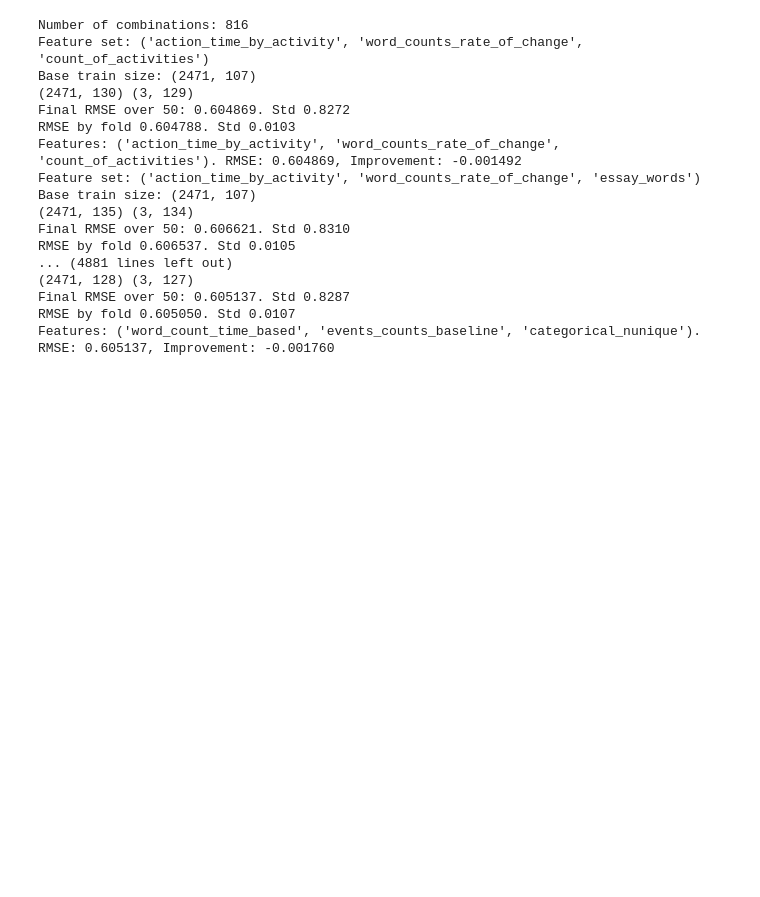
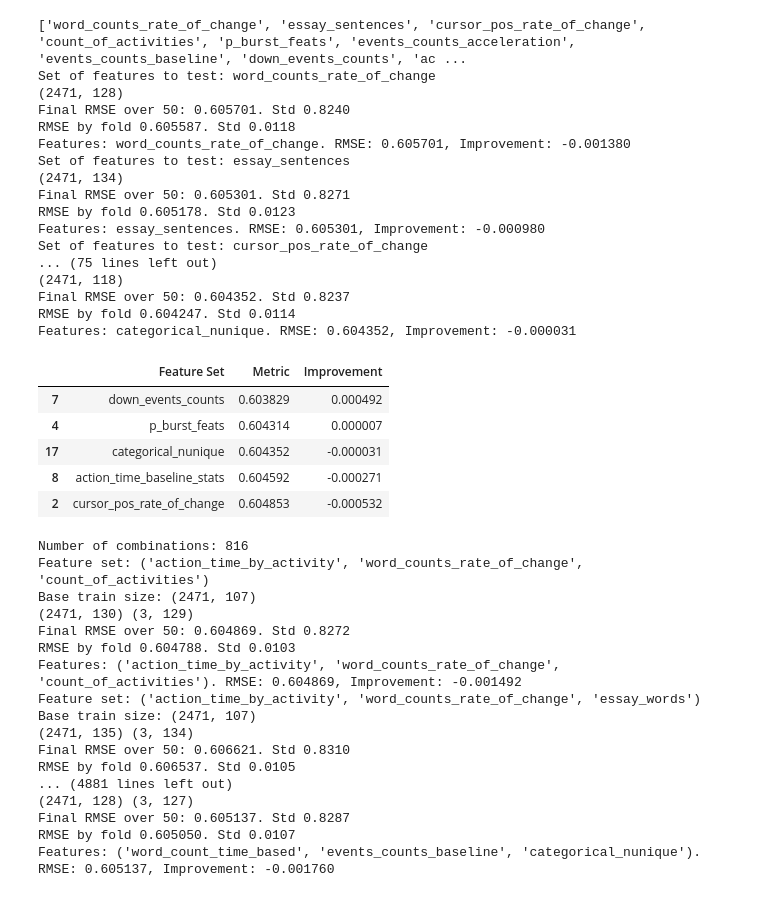
Before and after one commit to uallende/linking_writing_quality, a Jupyter notebook: SPF_experiments.ipynb, the cells around one changed output. Drawn from its saved outputs; the diff is of its cells as text; code cells hidden in the pictures; blank space fills up the shorter version.

```diff
--- a/SPF_experiments.ipynb
+++ b/SPF_experiments.ipynb
@@ -12,23 +11,19 @@ import warnings
 warnings.filterwarnings('ignore')
 # %%
 # Paths to the train and test directories
-INPUT_DIR = 'kaggle/input/linking-writing-processes-to-writing-quality'
+# INPUT_DIR = 'kaggle/input/linking-writing-processes-to-writing-quality'
 FEATURE_STORE = 'feature_store'
-train_dir = 'feature_store/train'
-test_dir = 'feature_store/test'
+# train_dir = 'feature_store/train'
+# test_dir = 'feature_store/test'
 
-train_logs = pd.read_csv(f'{INPUT_DIR}/train_logs.csv')
-train_scores = pd.read_csv(f'{INPUT_DIR}/train_scores.csv')
-test_logs = pd.read_csv(f'{INPUT_DIR}/test_logs.csv')
-ss_df = pd.read_csv(f'{INPUT_DIR}/sample_submission.csv')
+# train_logs = pd.read_csv(f'{INPUT_DIR}/train_logs.csv')
+# train_scores = pd.read_csv(f'{INPUT_DIR}/train_scores.csv')
+# test_logs = pd.read_csv(f'{INPUT_DIR}/test_logs.csv')
+# ss_df = pd.read_csv(f'{INPUT_DIR}/sample_submission.csv')
 
-seed = 42
-n_repeats = 5
-n_splits = 10
-target_col = 'score'
-
-train_feats = pd.read_pickle('feature_selection/train_feats_1.pkl')
-test_feats = pd.read_pickle('feature_selection/test_feats_1.pkl')
+train_feats = pd.read_pickle('feature_selection/train_feats.pkl')
+test_feats = pd.read_pickle('feature_selection/test_feats.pkl')
+train_feats = train_feats.sort_values('id')
 
 lgb_params_1 = {
     'boosting_type': 'gbdt',
@@ -41,6 +36,6 @@ lgb_params_1 = {
     'learning_rate': 0.017,
     'num_leaves': 19,
     'min_child_samples': 46,
-    'n_estimators': 400,
+    'n_estimators': 350,
     'verbosity': -1
     }
@@ -47,3 +81,36 @@ lgb_params_1 = {
+# %%
+results = compare_with_baseline(
+    base_dir=FEATURE_STORE,
+    base_train_feats=train_feats,
+    base_test_feats=test_feats,
+    params = lgb_params_1,
+    baseline_metrics=0.604321)
+
+results.sort_values('Improvement', ascending=False).head(5)
+# %% [output]
+['word_counts_rate_of_change', 'essay_sentences', 'cursor_pos_rate_of_change', 'count_of_activities', 'p_burst_feats', 'events_counts_acceleration', 'events_counts_baseline', 'down_events_counts', 'ac ...
+Set of features to test: word_counts_rate_of_change
+(2471, 128)
+Final RMSE over 50: 0.605701. Std 0.8240
+RMSE by fold 0.605587. Std 0.0118
+Features: word_counts_rate_of_change. RMSE: 0.605701, Improvement: -0.001380
+Set of features to test: essay_sentences
+(2471, 134)
+Final RMSE over 50: 0.605301. Std 0.8271
+RMSE by fold 0.605178. Std 0.0123
+Features: essay_sentences. RMSE: 0.605301, Improvement: -0.000980
+Set of features to test: cursor_pos_rate_of_change
+... (75 lines left out)
+(2471, 118)
+Final RMSE over 50: 0.604352. Std 0.8237
+RMSE by fold 0.604247. Std 0.0114
+Features: categorical_nunique. RMSE: 0.604352, Improvement: -0.000031
+|  | Feature Set | Metric | Improvement |
+| 7 | down_events_counts | 0.603829 | 0.000492 |
+| 4 | p_burst_feats | 0.604314 | 0.000007 |
+| 17 | categorical_nunique | 0.604352 | -0.000031 |
+| 8 | action_time_baseline_stats | 0.604592 | -0.000271 |
+| 2 | cursor_pos_rate_of_change | 0.604853 | -0.000532 |
 # %%
 #train_feats = train_feats.drop(columns=['score_x','score_x'])train_feats.rename(columns={'score_x': 'score'})
 #train_feats.rename(columns={'score_y': 'score'}, inplace=True)
```
Also changed, not shown: parts of 8 cells of this notebook, 7 other files.
